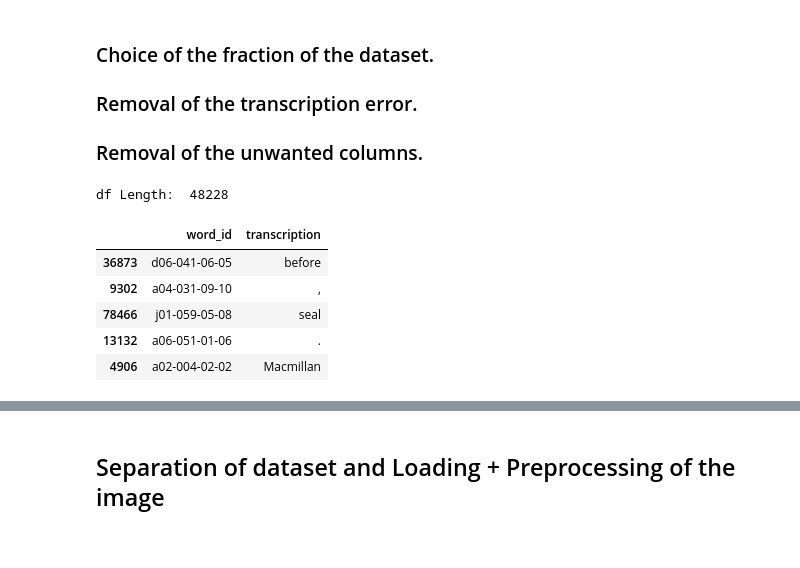
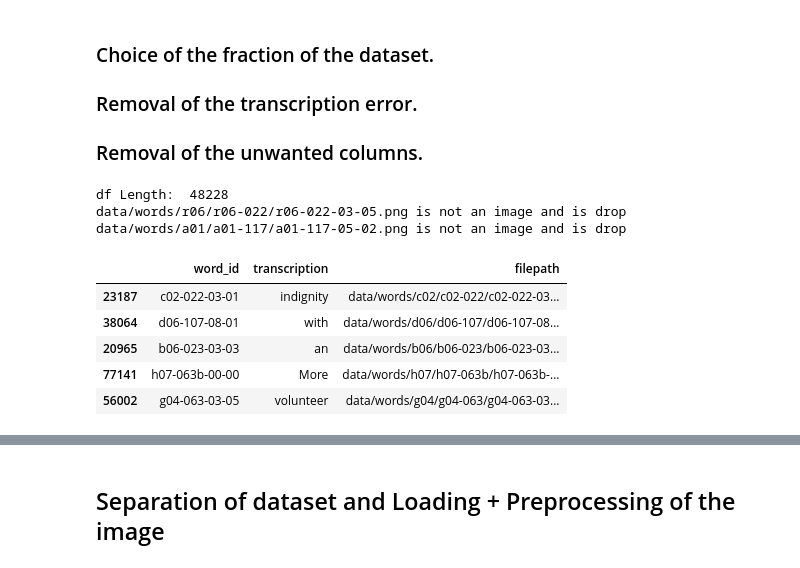
Before and after one commit to Zokoban/pyOCRTEN, a Jupyter notebook: ocr_project.ipynb, the cells around one changed output, grey strips where cells are left out. Cells and saved outputs as stored; diff of their text form; code cells hidden in the pictures.

```diff
--- a/ocr_project.ipynb
+++ b/ocr_project.ipynb
@@ -54,20 +102,53 @@ word_txt Length:  115320
 ### Choice of the fraction of the dataset.
 ### Removal of the transcription error.
 ### Removal of the unwanted columns.
-# %%
-list_columns_to_remove=["segmentation_result","gray_level","x","y","pxw","pxh","grammatical_tag","number_components"]
-fraction = 0.5
-df = word_txt[word_txt.segmentation_result == "ok"]\
-    .drop(columns=list_columns_to_remove)\
-    .sample(frac=fraction)
-
-print("df Length: ",len(df))
-df.head()
-# %% [output]
-df Length:  48228
-|  | word_id | transcription |
-| 36873 | d06-041-06-05 | before |
-| 9302 | a04-031-09-10 | , |
-| 78466 | j01-059-05-08 | seal |
-| 13132 | a06-051-01-06 | . |
-| 4906 | a02-004-02-02 | Macmillan |
+# %%
+from pathlib import Path
+import imghdr
+
+data_dir = "data/words/"
+image_extensions = [".png"]  # add there all your images file extensions
+img_type_accepted_by_tf = ["bmp", "gif", "jpeg", "png"]
+
+def img_path(word):
+    path=data_dir+word.split("-")[0]+"/"+word.split("-")[0]+"-"+word.split("-")[1]+"/"+word+".png"
+
+    return path
+
+def removal_of_corrupt_image(df):
+  for filepath in Path(data_dir).rglob("*"):
+      if filepath.suffix.lower() in image_extensions:
+          img_type = imghdr.what(filepath)
+          if img_type is None:
+
+              df=df.drop(labels=df[df.filepath==filepath].index)
+              print(f"{filepath} is not an image and is drop")
+          elif img_type not in img_type_accepted_by_tf:
+              df=df.drop(labels=df[df.filepath==filepath].index)
+              print(f"{filepath} is a {img_type}, not accepted by TensorFlow and is drop")
+  return df
+
+list_columns_to_remove=["segmentation_result","gray_level","x","y","pxw","pxh","grammatical_tag","number_components"]
+fraction = 0.5
+df = word_txt[word_txt.segmentation_result == "ok"]\
+    .drop(columns=list_columns_to_remove)\
+    .sample(frac=fraction,random_state=1234)
+
+
+
+
+
+df["filepath"]=df.word_id.apply(img_path)
+df = removal_of_corrupt_image(df)
+print("df Length: ",len(df))
+df.head()
+# %% [output]
+df Length:  48228
+data/words/r06/r06-022/r06-022-03-05.png is not an image and is drop
+data/words/a01/a01-117/a01-117-05-02.png is not an image and is drop
+|  | word_id | transcription | filepath |
+| 23187 | c02-022-03-01 | indignity | data/words/c02/c02-022/c02-022-03... |
+| 38064 | d06-107-08-01 | with | data/words/d06/d06-107/d06-107-08... |
+| 20965 | b06-023-03-03 | an | data/words/b06/b06-023/b06-023-03... |
+| 77141 | h07-063b-00-00 | More | data/words/h07/h07-063b/h07-063b-... |
+| 56002 | g04-063-03-05 | volunteer | data/words/g04/g04-063/g04-063-03... |
```
Also changed, not shown: parts of 10 cells of this notebook.
